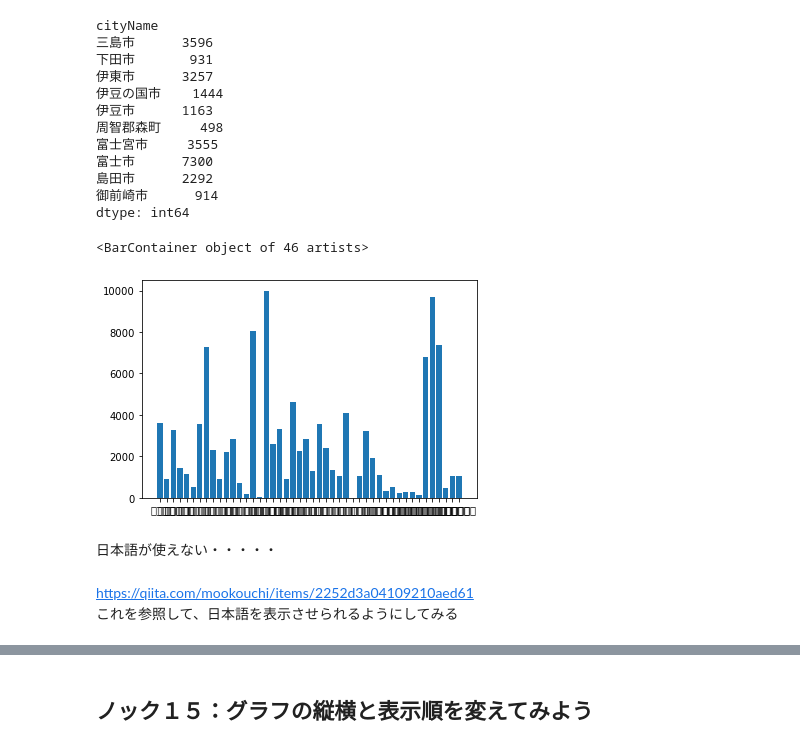
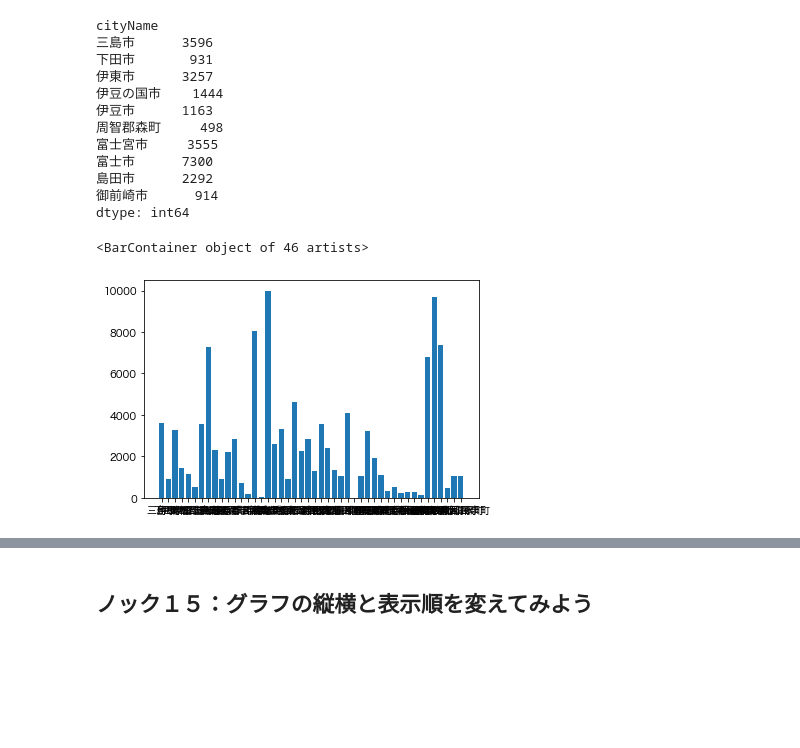
Before and after one commit to ayakamori0702/100knock-process-visualization, a Jupyter notebook: chapter-1/src/1章.ipynb, the cells around one changed output, grey strips where cells are left out. Saved outputs shown, nothing was run; the diff lists cells and outputs as text; code cells hidden in the pictures; blank space fills up the shorter version.

```diff
--- a/chapter-1/src/1章.ipynb
+++ b/chapter-1/src/1章.ipynb
@@ -1041,13 +998,16 @@ cityName
 御前崎市      914
 dtype: int64
 # %%
+import matplotlib.pyplot as plt
+from matplotlib import rcParams
+rcParams['font.family'] = 'Hiragino Sans'
+
+%matplotlib inline
+
 x = tmp.index
 y = tmp.values
-plt.bar(x, y)
+
+plt.bar(x,y)
 # %% [output]
 <BarContainer object of 46 artists>
-[figure, old version]
+[figure, new version]
-# %% [markdown]
-日本語が使えない・・・・・
-# %% [markdown]
-https://qiita.com/mookouchi/items/2252d3a04109210aed61  <br>これを参照して、日本語を表示させられるようにしてみる
```
Also changed, not shown: parts of 23 cells of this notebook, 1 other file.
